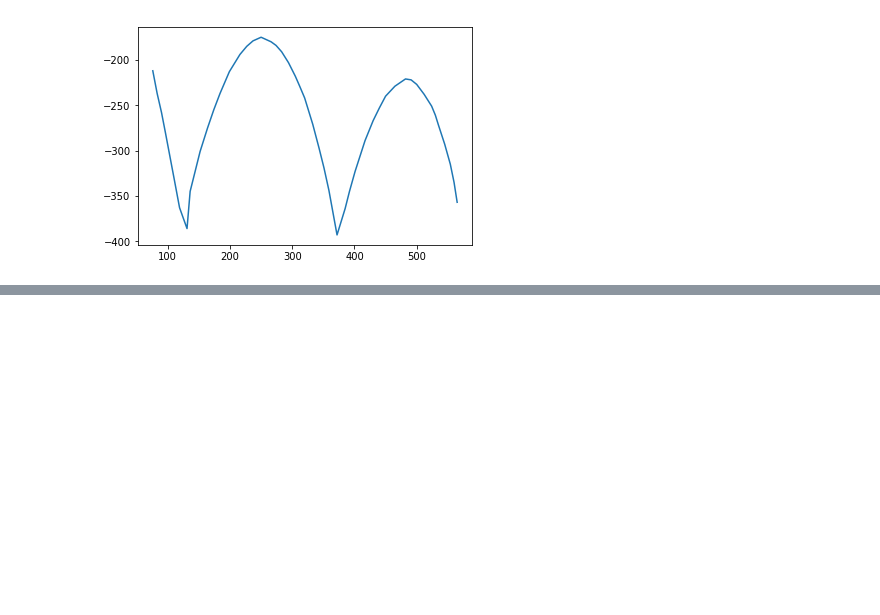
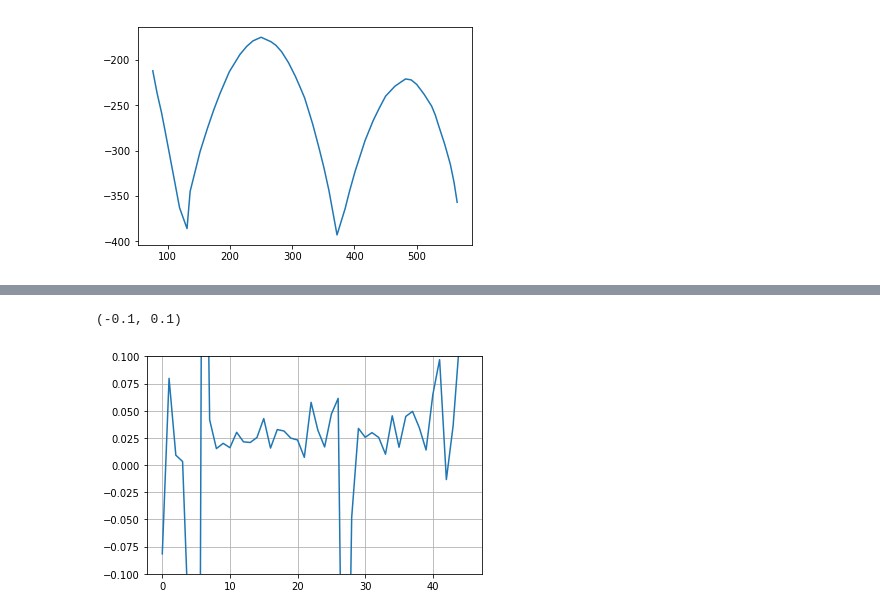
Before and after one commit to inducer/splash-activities, a Jupyter notebook: Basketball Bounce Tracking.ipynb, the cells around one changed output, grey strips where cells are left out. Saved outputs shown, nothing was run; the diff lists cells and outputs as text; code cells hidden in the pictures; blank space fills up the shorter version.

```diff
--- a/Basketball Bounce Tracking.ipynb
+++ b/Basketball Bounce Tracking.ipynb
@@ -106,0 +111,10 @@ plt.plot(pos[0], -pos[1])
+# %%
+centerpts = pos[0, :-1] + xdiff*0.5
+
+slope_slope = np.diff(slope)/np.diff(centerpts)
+plt.plot(slope_slope)
+plt.grid()
+plt.ylim([-0.1, 0.1])
+# %% [output]
+(-0.1, 0.1)
+[figure, added]
```
Also changed, not shown: parts of 2 cells of this notebook.
